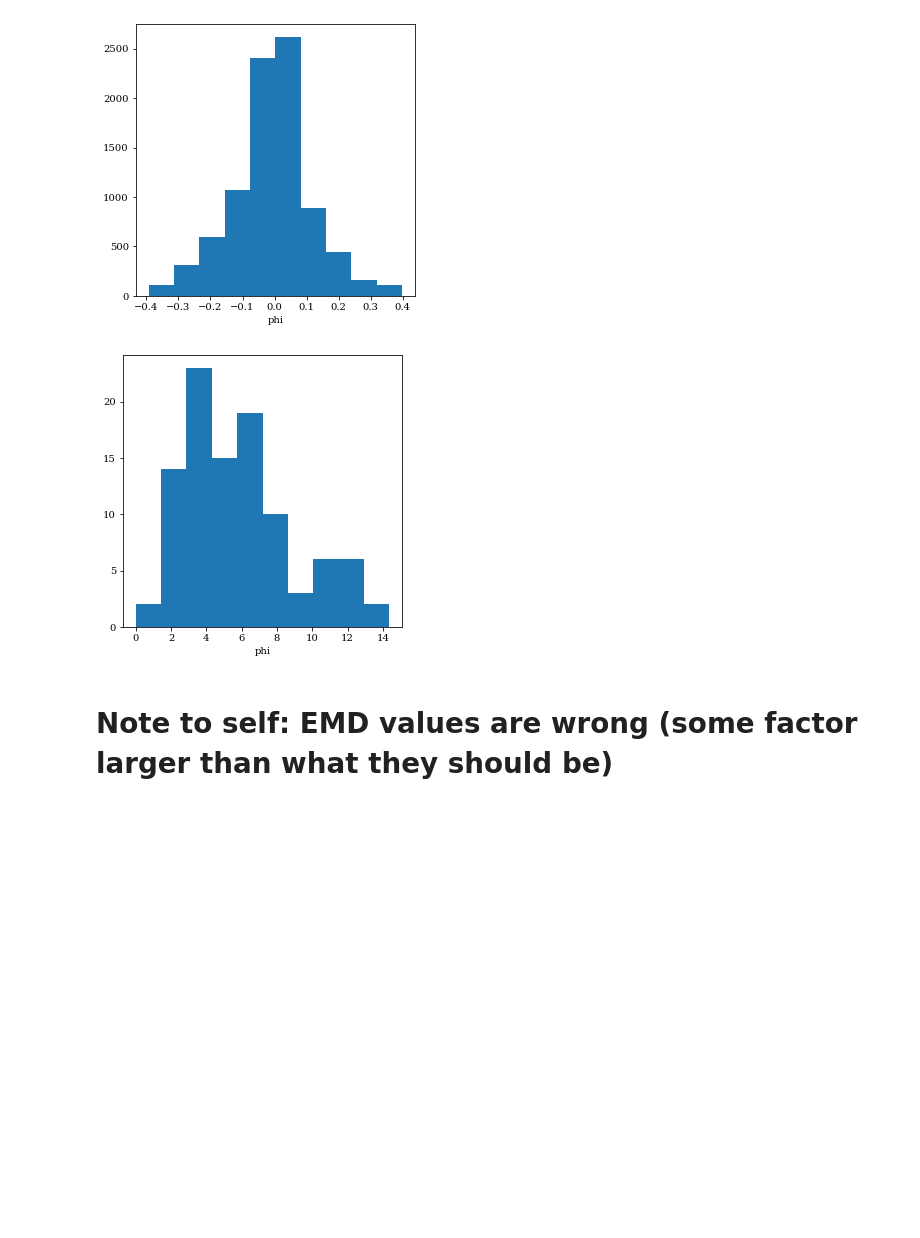
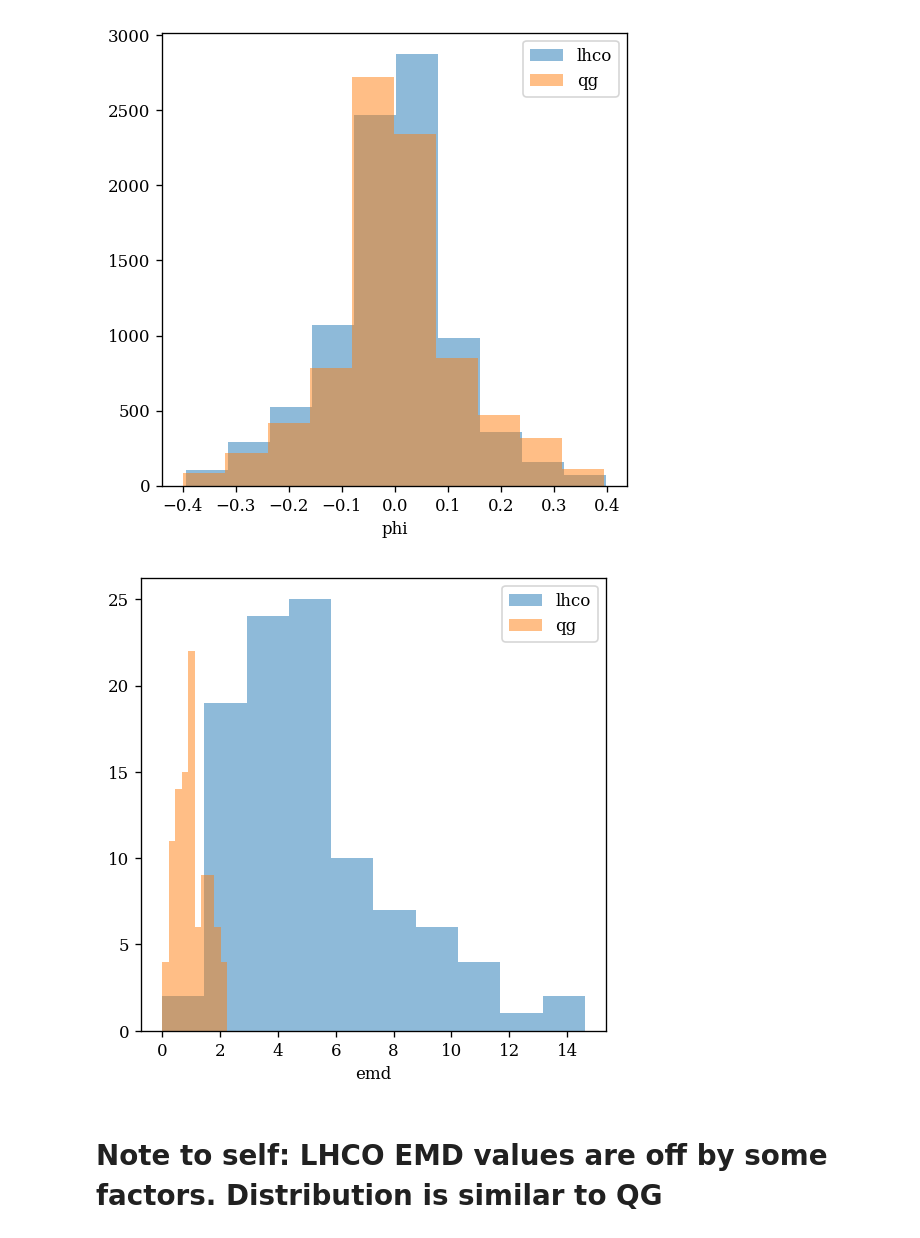
Before and after one commit to stsan9/emd-training, a Jupyter notebook: InputViz.ipynb, the cells around one changed output. Cells and saved outputs as stored; diff of their text form; code cells hidden in the pictures; blank space fills up the shorter version.

Commit message:
qg + lhco

```diff
--- a/InputViz.ipynb
+++ b/InputViz.ipynb
@@ -43,31 +20,51 @@ y = get_y_output(data)
+# %%
+gdata = GraphDataset(root='/energyflowvol/datasets/', n_jets=100, n_events_merge=1, lhco=True)
+_, lhco_data = random_split(gdata, [len(gdata)-100, 100])
+# %%
+gdata = GraphDataset(root='~/.energyflow/datasets', n_jets=100, n_events_merge=1)
+_, qg_data = random_split(gdata, [len(gdata)-100, 100])
+# %%
+lhco_x = plot.get_x_input(lhco_data)
+lhco_y = plot.get_y_output(lhco_data)
+# %%
+qg_x = plot.get_x_input(qg_data)
+qg_y = plot.get_y_output(qg_data)
 # %%
-feat=x_input[0][0]
-len(feat)
+lhco_feat=lhco_x[0][0]
+qg_feat=qg_x[0][0]
 fig, ax = plt.subplots(figsize =(5, 5))
-plt.hist(feat.numpy())
+plt.hist(lhco_feat.numpy(), label='lhco', alpha=0.5)
+plt.hist(qg_feat.numpy(), label='qg', alpha=0.5)
+plt.legend()
 ax.set_xlabel('pt')
-print(f'PT\nmin: {min(feat)}\nmax: {max(feat)}\navg: {torch.mean(feat)}\nmed: {torch.median(feat)}\niqr: {iqr(feat)}')
+print(f'PT\nmin: {min(lhco_feat)}\nmax: {max(lhco_feat)}\navg: {torch.mean(lhco_feat)}\nmed: {torch.median(lhco_feat)}\niqr: {iqr(lhco_feat)}')
 
-feat=x_input[1][0]
-len(feat)
+lhco_feat=lhco_x[1][0]
+qg_feat=qg_x[1][0]
 fig, ax = plt.subplots(figsize =(5, 5))
-plt.hist(feat.numpy())
+plt.hist(lhco_feat.numpy(), label='lhco', alpha=0.5)
+plt.hist(qg_feat.numpy(), label='qg', alpha=0.5)
+plt.legend()
 ax.set_xlabel('eta')
-print(f'\nETA\nmin: {min(feat)}\nmax: {max(feat)}\navg: {torch.mean(feat)}\nmed: {torch.median(feat)}\niqr: {iqr(feat)}')
+print(f'\nETA\nmin: {min(lhco_feat)}\nmax: {max(lhco_feat)}\navg: {torch.mean(lhco_feat)}\nmed: {torch.median(lhco_feat)}\niqr: {iqr(lhco_feat)}')
 
-feat=x_input[2][0]
-len(feat)
+lhco_feat=lhco_x[2][0]
+qg_feat=qg_x[2][0]
 fig, ax = plt.subplots(figsize =(5, 5))
-plt.hist(feat.numpy())
+plt.hist(lhco_feat.numpy(), label='lhco', alpha=0.5)
+plt.hist(qg_feat.numpy(), label='qg', alpha=0.5)
+plt.legend()
 ax.set_xlabel('phi')
-print(f'\nPHI\nmin: {min(feat)}\nmax: {max(feat)}\navg: {torch.mean(feat)}\nmed: {torch.median(feat)}\niqr: {iqr(feat)}')
+print(f'\nPHI\nmin: {min(lhco_feat)}\nmax: {max(lhco_feat)}\navg: {torch.mean(lhco_feat)}\nmed: {torch.median(lhco_feat)}\niqr: {iqr(lhco_feat)}')
 
-feat=y
-len(feat)
+lhco_feat=lhco_y
+qg_feat=qg_y
 fig, ax = plt.subplots(figsize =(5, 5))
-plt.hist(feat.numpy())
+plt.hist(lhco_feat.numpy(), label='lhco', alpha=0.5)
+plt.hist(qg_feat.numpy(), label='qg', alpha=0.5)
+plt.legend()
 ax.set_xlabel('emd')
-print(f'\nEMD\nmin: {min(feat)}\nmax: {max(feat)}\navg: {torch.mean(feat)}\nmed: {torch.median(feat)}\niqr: {iqr(feat)}')
+print(f'\nEMD\nmin: {min(lhco_feat)}\nmax: {max(lhco_feat)}\navg: {torch.mean(lhco_feat)}\nmed: {torch.median(lhco_feat)}\niqr: {iqr(lhco_feat)}')
 # %% [output]
 PT
 min: 0.00021260447101667523
@@ -91,4 +88,4 @@ iqr: 3.9118064045906067
-[figure, old version]
+[figure, new version]
-[figure, old version]
+[figure, new version]
 # %% [markdown]
-# Note to self: EMD values are wrong (some factor larger than what they should be)
+# Note to self: LHCO EMD values are off by some factors. Distribution is similar to QG
```
Also changed, not shown: parts of 6 cells of this notebook.
